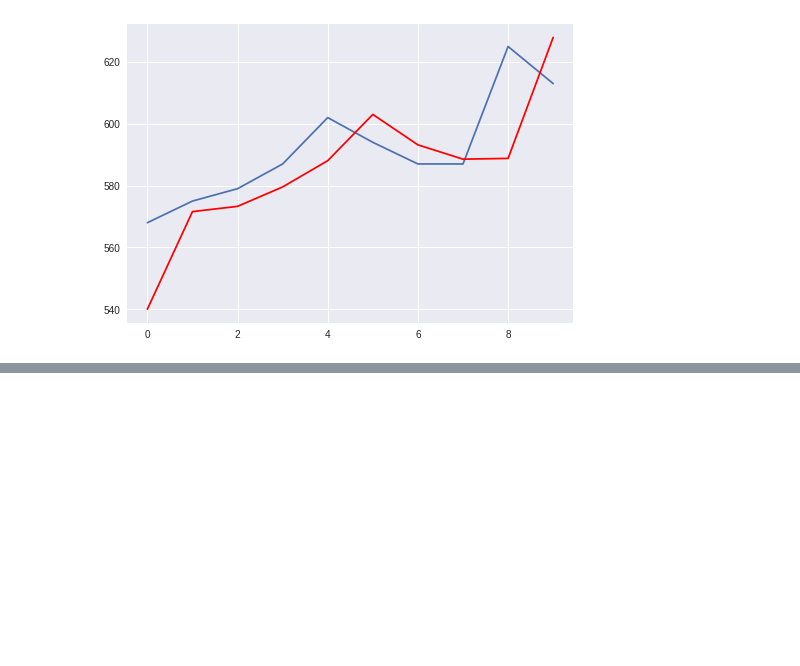
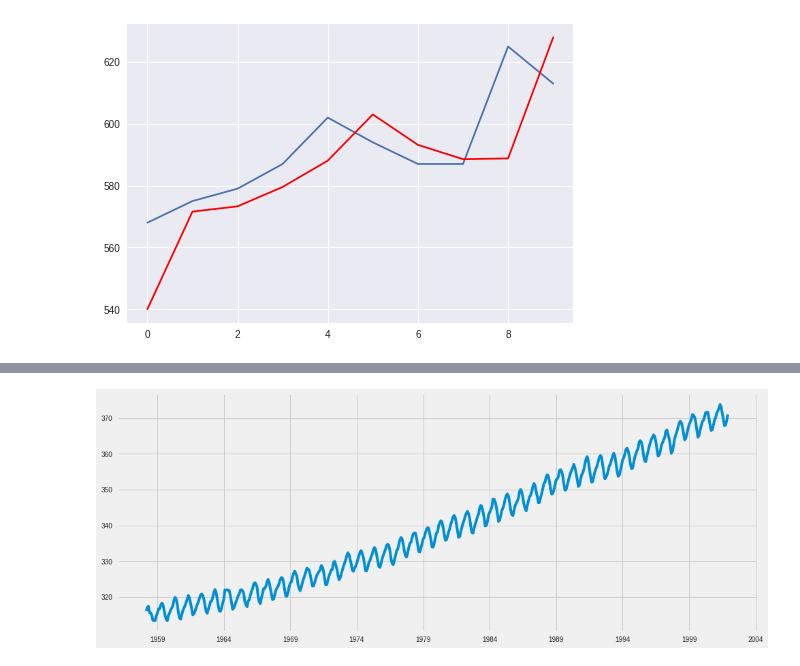
Before and after one commit to IWichakam/smart-city, a Jupyter notebook: ARIMA.ipynb, the cells around one changed output, grey strips where cells are left out. Saved outputs shown, nothing was run; the diff lists cells and outputs as text; code cells hidden in the pictures; blank space fills up the shorter version.

```diff
--- a/ARIMA.ipynb
+++ b/ARIMA.ipynb
@@ -495,0 +503,8 @@ RMSE: 16.532
+# %%
+import warnings
+import itertools
+import pandas as pd
+import numpy as np
+import statsmodels.api as sm
+import matplotlib.pyplot as plt
+plt.style.use('fivethirtyeight')
@@ -495,0 +513,11 @@ RMSE: 16.532
+# %%
+data = sm.datasets.co2.load_pandas()
+y = data.data
+# %%
+# The 'MS' string groups the data in buckets by start of the month
+y = y['co2'].resample('MS').mean()
+
+# The term bfill means that we use the value before filling in missing values
+y = y.fillna(y.bfill())
+
+print(y)
@@ -495,0 +542,5 @@ RMSE: 16.532
+# %%
+y.plot(figsize=(15, 6))
+plt.show()
+# %% [output]
+[figure, added]
```
Also changed, not shown: parts of 30 cells of this notebook.
